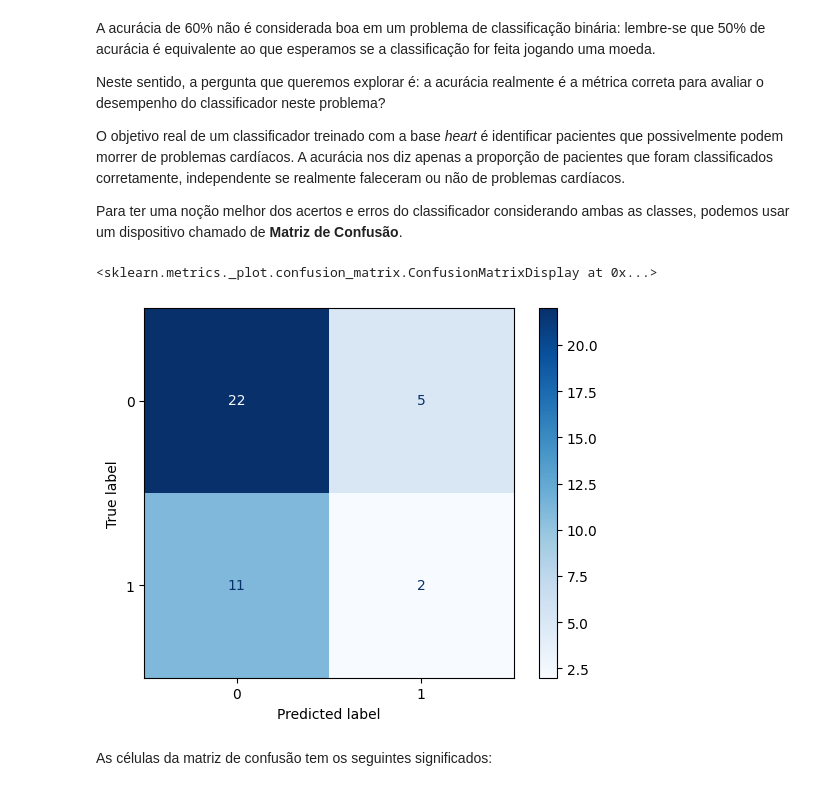
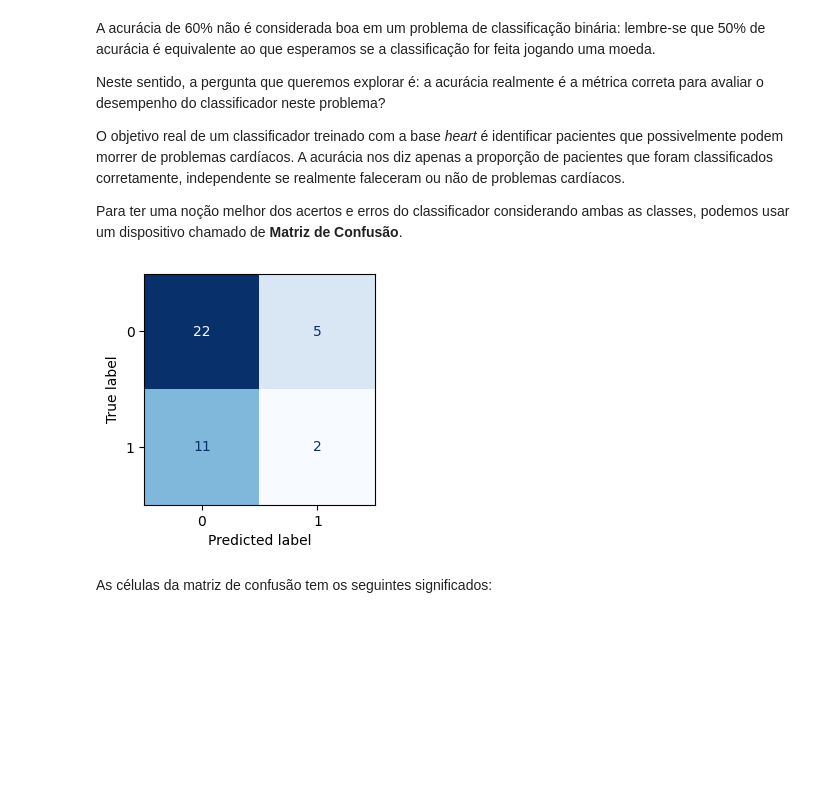
Before and after one commit to julianofoleiss/AM36O, a Jupyter notebook: semana 7/Métricas de Classificação.ipynb, the cells around one changed output. Drawn from its saved outputs; the diff is of its cells as text; code cells hidden in the pictures; blank space fills up the shorter version.

```diff
--- a/semana 7/Métricas de Classificação.ipynb
+++ b/semana 7/Métricas de Classificação.ipynb
@@ -50,11 +50,14 @@ O objetivo real de um classificador treinado com a base *heart* é identificar p
 
 Para ter uma noção melhor dos acertos e erros do classificador considerando ambas as classes, podemos usar um dispositivo chamado de **Matriz de Confusão**.
 # %%
-ConfusionMatrixDisplay.from_estimator(knn, X_test, y_test, cmap="Blues") # sklearn 1.2+
-#plot_confusion_matrix(knn, X_test, y_test, cmap='Blues') # antes do sklearn 1.2
+# sklearn 1.2+
+fig, ax = plt.subplots(figsize=(3,3))
+cmd = ConfusionMatrixDisplay.from_estimator(knn, X_test, y_test, cmap="Blues", ax=ax, colorbar=False)
+
+# antes do sklearn 1.2
+#plot_confusion_matrix(knn, X_test, y_test, cmap='Blues')
 # %% [output]
-<sklearn.metrics._plot.confusion_matrix.ConfusionMatrixDisplay at 0x...>
-[figure, old version]
+[figure, new version]
 # %% [markdown]
 As células da matriz de confusão tem os seguintes significados:
 # %% [markdown]
```
Also changed, not shown: parts of 1 cell of this notebook.
